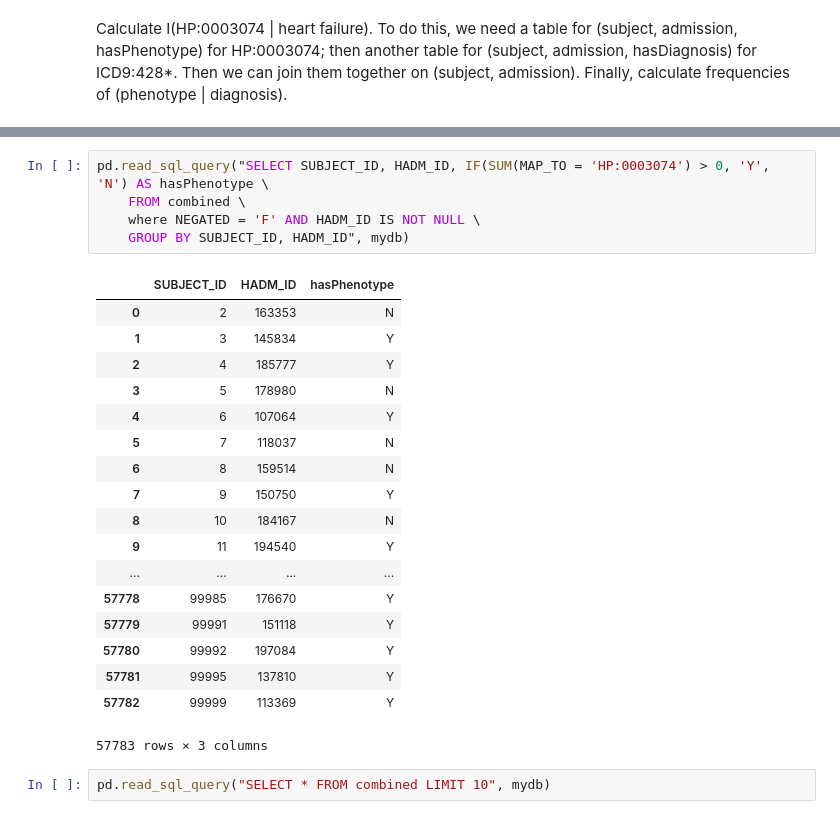
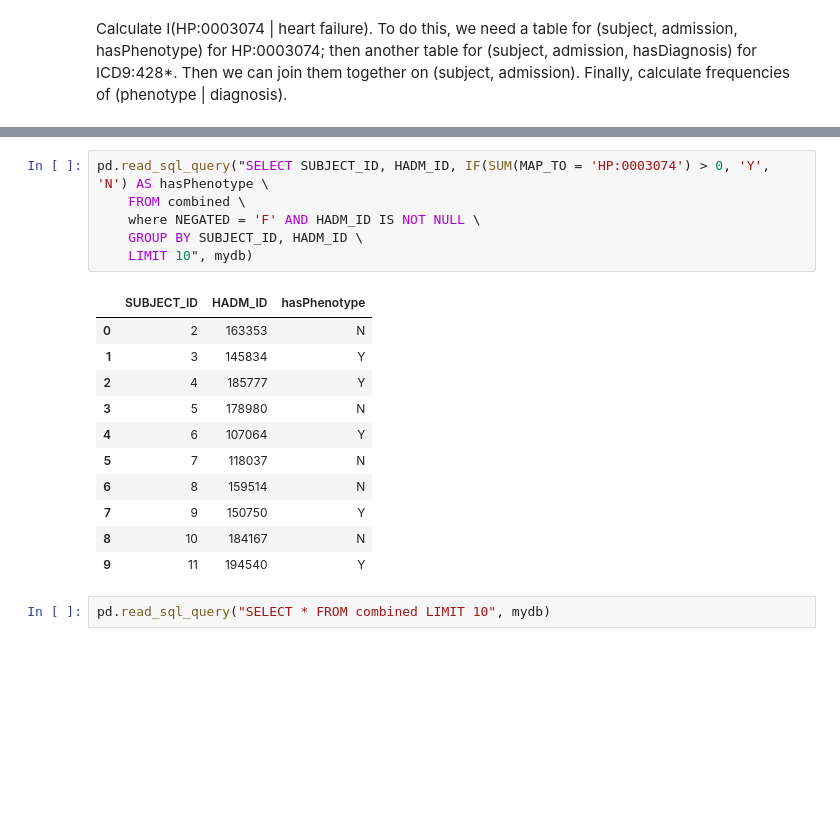
Before and after one commit to TheJacksonLaboratory/MIMIC_HPO, a Jupyter notebook: src/main/resources/mutual_info.ipynb, the cells around one changed output, grey strips where cells are left out. Drawn from its saved outputs; the diff is of its cells as text; blank space fills up the shorter version.

```diff
--- a/src/main/resources/mutual_info.ipynb
+++ b/src/main/resources/mutual_info.ipynb
@@ -328,27 +330,21 @@ pd.read_sql_query("SELECT DISTINCT SUBJECT_ID, HADM_ID, IF (ICD9_CODE LIKE '428%
 # %%
 pd.read_sql_query("SELECT SUBJECT_ID, HADM_ID, IF(SUM(MAP_TO = 'HP:0003074') > 0, 'Y', 'N') AS hasPhenotype \
     FROM combined \
     where NEGATED = 'F' AND HADM_ID IS NOT NULL \
-    GROUP BY SUBJECT_ID, HADM_ID", mydb)
+    GROUP BY SUBJECT_ID, HADM_ID \
+    LIMIT 10", mydb)
 # %% [output]
 |  | SUBJECT_ID | HADM_ID | hasPhenotype |
 | 0 | 2 | 163353 | N |
 | 1 | 3 | 145834 | Y |
 | 2 | 4 | 185777 | Y |
 | 3 | 5 | 178980 | N |
 | 4 | 6 | 107064 | Y |
 | 5 | 7 | 118037 | N |
 | 6 | 8 | 159514 | N |
 | 7 | 9 | 150750 | Y |
 | 8 | 10 | 184167 | N |
 | 9 | 11 | 194540 | Y |
-| ... | ... | ... | ... |
-| 57778 | 99985 | 176670 | Y |
-| 57779 | 99991 | 151118 | Y |
-| 57780 | 99992 | 197084 | Y |
-| 57781 | 99995 | 137810 | Y |
-| 57782 | 99999 | 113369 | Y |
-57783 rows × 3 columns
 # %%
 pd.read_sql_query("SELECT * FROM combined LIMIT 10", mydb)
 # %% [output]
```
Also changed, not shown: parts of 23 cells of this notebook, 3 other files.
